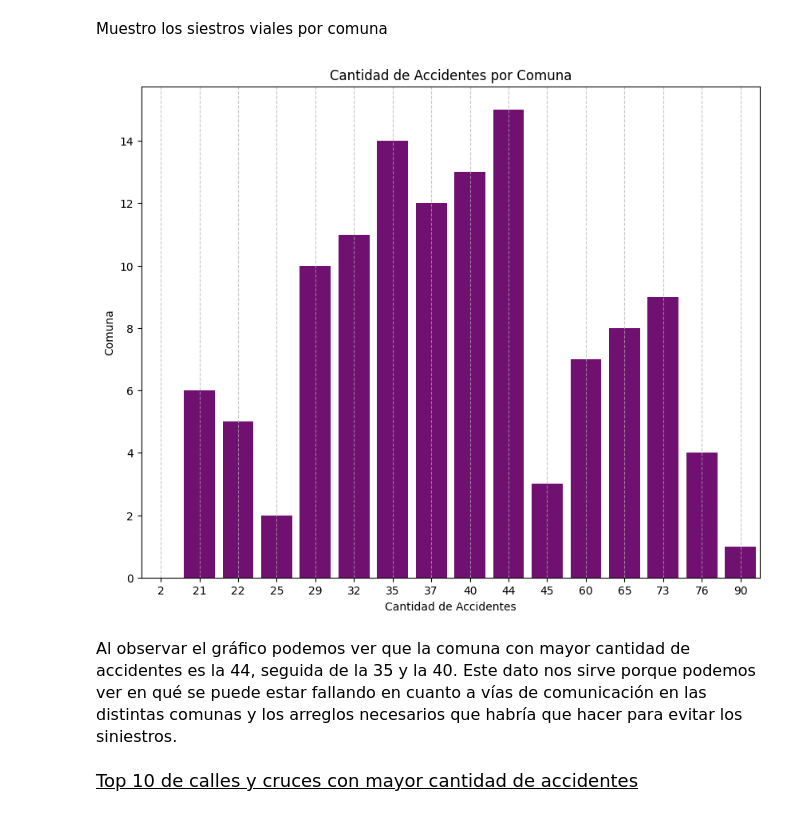
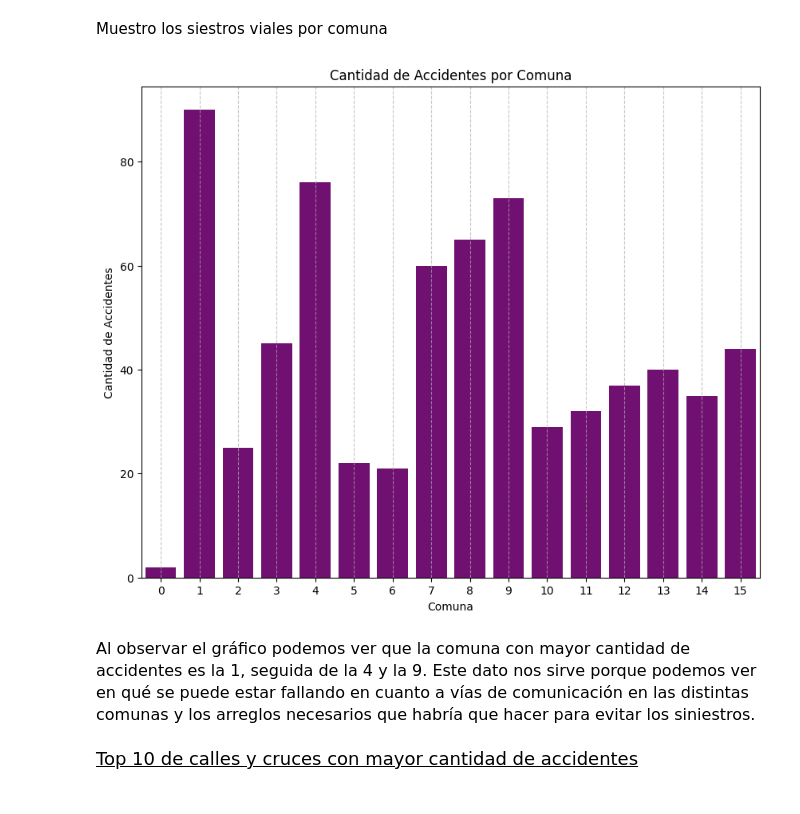
Before and after one commit to OctavioAlvarez1/PI_DA-Soy-Henry, a Jupyter notebook: EDA_siniestros-viales.ipynb, the cells around one changed output. Drawn from its saved outputs; the diff is of its cells as text; code cells hidden in the pictures.

```diff
--- a/EDA_siniestros-viales.ipynb
+++ b/EDA_siniestros-viales.ipynb
@@ -434,19 +434,19 @@ plt.show()
 # %%
 # Cuento la cantidad de accidentes por comuna
 accidentes_por_comuna = hechos['COMUNA'].value_counts()
 
 # Configuro el gráfico
 plt.figure(figsize=(10, 8))
-sns.barplot(x=accidentes_por_comuna.values, y=accidentes_por_comuna.index, color='purple')
+sns.barplot(x=accidentes_por_comuna.index, y=accidentes_por_comuna.values, color='purple')
 plt.title('Cantidad de Accidentes por Comuna')
-plt.xlabel('Cantidad de Accidentes')
-plt.ylabel('Comuna')
+plt.xlabel('Comuna')
+plt.ylabel('Cantidad de Accidentes')
 plt.grid(axis='x', linestyle='--', alpha=0.7)
 plt.show()
 # %% [output]
-[figure, old version]
+[figure, new version]
 # %% [markdown]
-<p style="font-size:16px;">Al observar el gráfico podemos ver que la comuna con mayor cantidad de accidentes es la 44, seguida de la 35 y la 40. Este dato nos sirve porque podemos ver en qué se puede estar fallando en cuanto a vías de comunicación en las distintas comunas y los arreglos necesarios que habría que hacer para evitar los siniestros. </p>
+<p style="font-size:16px;">Al observar el gráfico podemos ver que la comuna con mayor cantidad de accidentes es la 1, seguida de la 4 y la 9. Este dato nos sirve porque podemos ver en qué se puede estar fallando en cuanto a vías de comunicación en las distintas comunas y los arreglos necesarios que habría que hacer para evitar los siniestros. </p>
 # %% [markdown]
 <p style="font-size:18px;"><u>Top 10 de calles y cruces con mayor cantidad de accidentes</u></p>
 # %%
```
Also changed, not shown: parts of 1 cell of this notebook, 1 other file.
